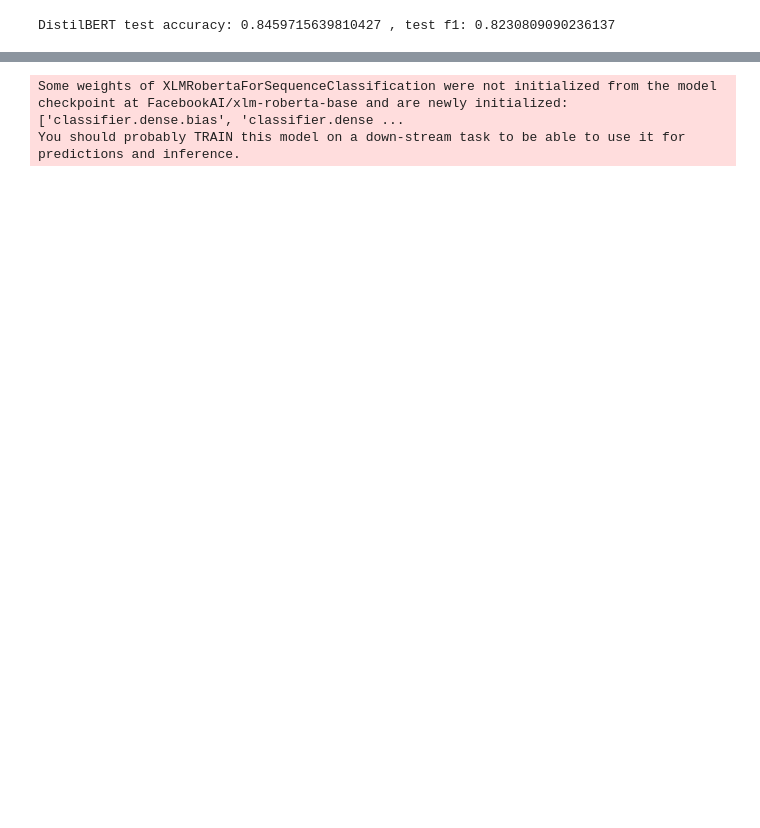
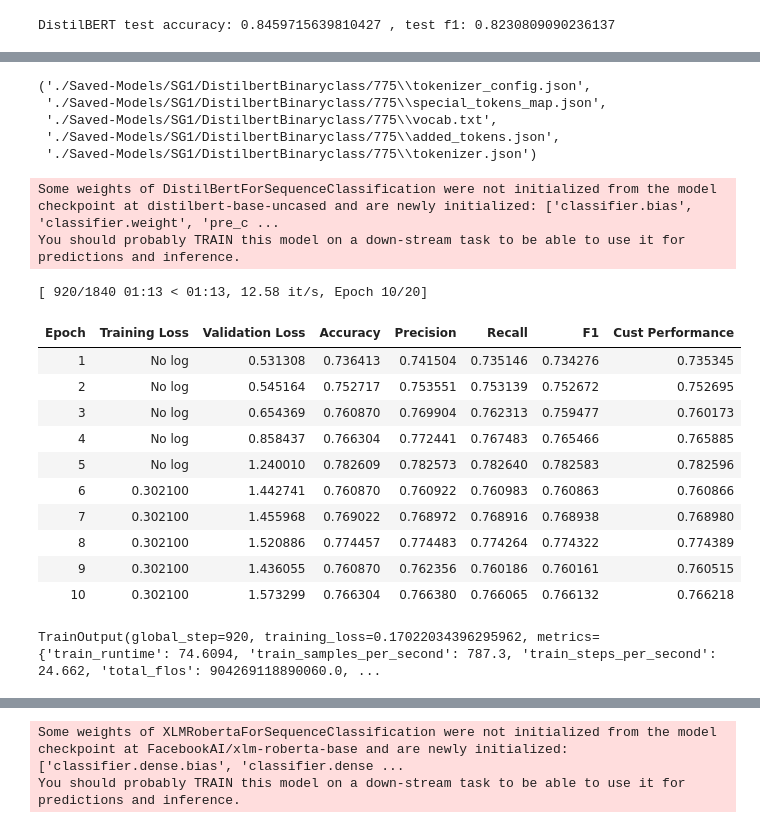
Before and after one commit to zee-zaky/COMPSCI713, a Jupyter notebook: BABE Multiclass Models Training.ipynb, the cells around one changed output, grey strips where cells are left out. Saved outputs shown, nothing was run; the diff lists cells and outputs as text; code cells hidden in the pictures; blank space fills up the shorter version.

```diff
--- a/BABE Multiclass Models Training.ipynb
+++ b/BABE Multiclass Models Training.ipynb
@@ -429,0 +662,45 @@ DistilBERT test accuracy: 0.8459715639810427 , test f1: 0.8230809090236137
+# %%
+# Save the Best Model
+path = './Saved-Models/SG1/DistilbertBinaryclass/x'
+SG1_DistilbertModel.save_pretrained(path)  # Save model and tokenizer for later use
+Distilbert_tokenizer.save_pretrained(path)
+# %% [output]
+('./Saved-Models/SG1/DistilbertBinaryclass/775\\tokenizer_config.json',
+ './Saved-Models/SG1/DistilbertBinaryclass/775\\special_tokens_map.json',
+ './Saved-Models/SG1/DistilbertBinaryclass/775\\vocab.txt',
+ './Saved-Models/SG1/DistilbertBinaryclass/775\\added_tokens.json',
+ './Saved-Models/SG1/DistilbertBinaryclass/775\\tokenizer.json')
+# %%
+# Initialize the model and trainer
+SG2_DistilbertModel = DistilBertForSequenceClassification.from_pretrained("distilbert-base-uncased", num_labels=3)
+
+SG2_DistilbertTrainer = Trainer(
+    model=SG2_DistilbertModel,
+    args=get_training_arguments('DistilBERT', 'binary'),
+    train_dataset=SG2_Distilbert_tokenized_dataset['train'],
+    eval_dataset=SG2_Distilbert_tokenized_dataset['val'],
+    tokenizer=Distilbert_tokenizer,
+    compute_metrics=compute_metrics
+)
+
+# Adding early stopping callback
+SG2_DistilbertTrainer = add_early_stopping(SG2_DistilbertTrainer, patience=5, threshold=0.01)
+# %% [output]
+Some weights of DistilBertForSequenceClassification were not initialized from the model checkpoint at distilbert-base-uncased and are newly initialized: ['classifier.bias', 'classifier.weight', 'pre_c ...
+You should probably TRAIN this model on a down-stream task to be able to use it for predictions and inference.
+# %%
+SG2_DistilbertTrainer.train()
+# %% [output]
+[ 920/1840 01:13 < 01:13, 12.58 it/s, Epoch 10/20]
+| Epoch | Training Loss | Validation Loss | Accuracy | Precision | Recall | F1 | Cust Performance |
+| 1 | No log | 0.531308 | 0.736413 | 0.741504 | 0.735146 | 0.734276 | 0.735345 |
+| 2 | No log | 0.545164 | 0.752717 | 0.753551 | 0.753139 | 0.752672 | 0.752695 |
+| 3 | No log | 0.654369 | 0.760870 | 0.769904 | 0.762313 | 0.759477 | 0.760173 |
+| 4 | No log | 0.858437 | 0.766304 | 0.772441 | 0.767483 | 0.765466 | 0.765885 |
+| 5 | No log | 1.240010 | 0.782609 | 0.782573 | 0.782640 | 0.782583 | 0.782596 |
+| 6 | 0.302100 | 1.442741 | 0.760870 | 0.760922 | 0.760983 | 0.760863 | 0.760866 |
+| 7 | 0.302100 | 1.455968 | 0.769022 | 0.768972 | 0.768916 | 0.768938 | 0.768980 |
+| 8 | 0.302100 | 1.520886 | 0.774457 | 0.774483 | 0.774264 | 0.774322 | 0.774389 |
+| 9 | 0.302100 | 1.436055 | 0.760870 | 0.762356 | 0.760186 | 0.760161 | 0.760515 |
+| 10 | 0.302100 | 1.573299 | 0.766304 | 0.766380 | 0.766065 | 0.766132 | 0.766218 |
+TrainOutput(global_step=920, training_loss=0.17022034396295962, metrics={'train_runtime': 74.6094, 'train_samples_per_second': 787.3, 'train_steps_per_second': 24.662, 'total_flos': 904269118890060.0, ...
```
Also changed, not shown: parts of 47 cells of this notebook, 1 other file.
